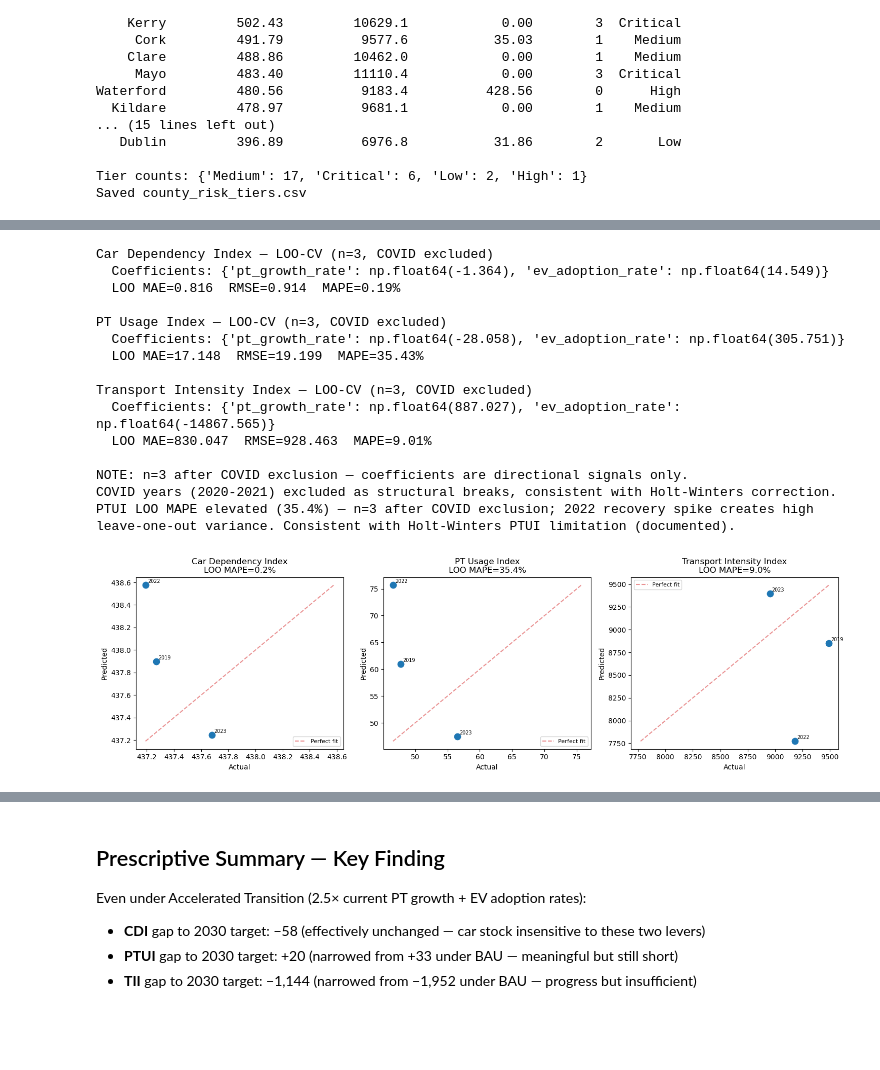
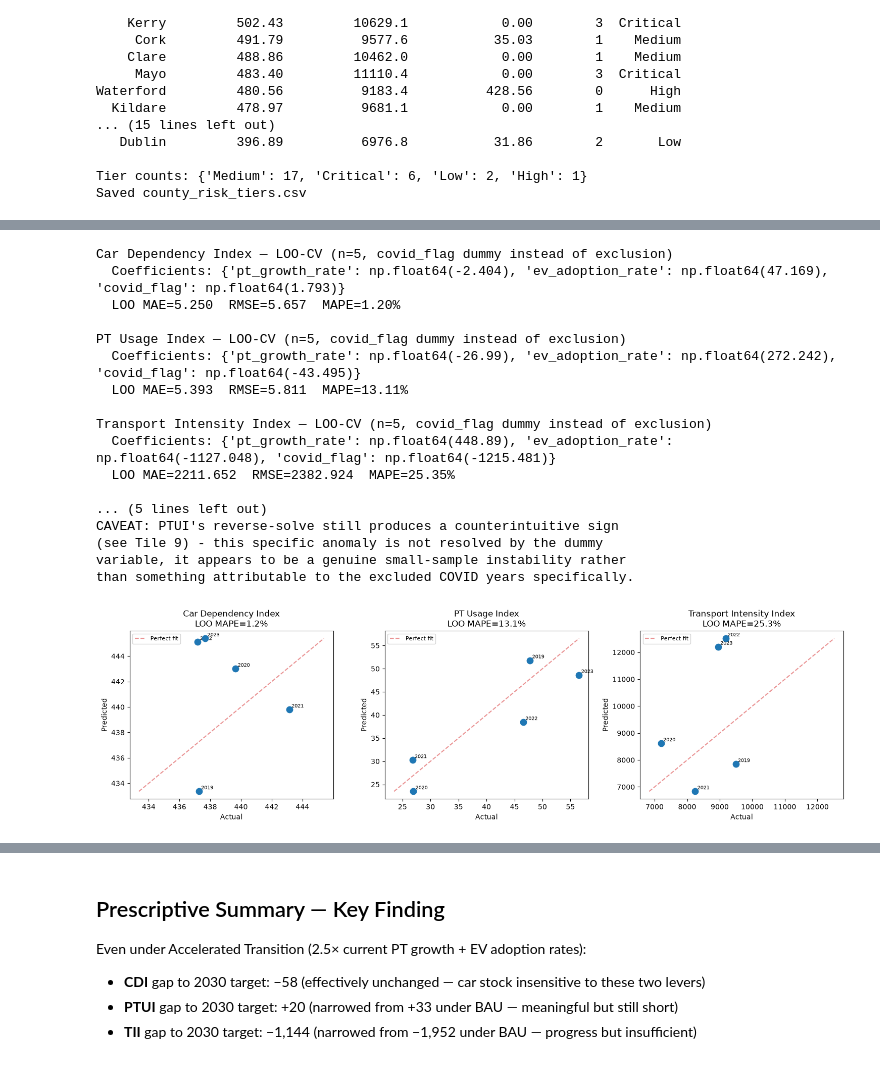
Before and after one commit to srb1024/IE_TRANSPORTs_DECARBONISATION_TRACKER, a Jupyter notebook: notebooks/04_prescriptive_analytics.ipynb, the cells around one changed output, grey strips where cells are left out. Cells and saved outputs as stored; diff of their text form; code cells hidden in the pictures; blank space fills up the shorter version.

```diff
--- a/notebooks/04_prescriptive_analytics.ipynb
+++ b/notebooks/04_prescriptive_analytics.ipynb
@@ -163,25 +163,29 @@ plt.show()
 # %%
 # TILE 4 — Linear Regression, Leave-One-Out CV
-# COVID years excluded — same structural break rationale as Holt-Winters Tile 5b
-# n=3 after exclusion (2019, 2022, 2023) — LOO-CV gives 3 folds, directional only
+# All 5 years now used (2019-2023), with a covid_flag dummy variable instead
+# of dropping 2020-2021 entirely. Previously: 3 points fitting 2 features +
+# intercept (0 degrees of freedom, the bare minimum to fit at all). Now: 5
+# points fitting 3 features + intercept (1 degree of freedom) - still thin,
+# annual national data won't give more than this, but a real structural
+# improvement over zero slack.
 
-FEATURES = ["pt_growth_rate", "ev_adoption_rate"]
+FEATURES = ["pt_growth_rate", "ev_adoption_rate", "covid_flag"]
 TARGETS = {
     "car_dependency_index": "Car Dependency Index",
     "pt_usage_index": "PT Usage Index",
     "transport_intensity_index": "Transport Intensity Index",
 }
 
-# Exclude COVID years — same documented rationale as Holt-Winters correction
-reg_non_covid = reg_full[~reg_full["Year"].isin([2020, 2021])].reset_index(drop=True)
+reg_all = reg_full.copy().reset_index(drop=True)
+reg_all["covid_flag"] = reg_all["Year"].isin([2020, 2021]).astype(int)
 
-X_reg = reg_non_covid[FEATURES].values
-y_years = reg_non_covid["Year"].values
+X_reg = reg_all[FEATURES].values
+y_years = reg_all["Year"].values
 loo = LeaveOneOut()
 regression_results = {}
 
 for target, label in TARGETS.items():
-    y_reg = reg_non_covid[target].values
+    y_reg = reg_all[target].values
     y_true_loo, y_pred_loo = [], []
 
     for train_idx, test_idx in loo.split(X_reg):
@@ -200,52 +204,58 @@ for target, label in TARGETS.items():
         "y_true_loo": y_true_loo, "y_pred_loo": y_pred_loo,
     }
 
-    print(f"\n{label} — LOO-CV (n=3, COVID excluded)")
+    print(f"\n{label} — LOO-CV (n=5, covid_flag dummy instead of exclusion)")
     print(f"  Coefficients: {dict(zip(FEATURES, np.round(final_model.coef_, 3)))}")
     print(f"  LOO MAE={regression_results[target]['loo_mae']:.3f}  "
           f"RMSE={regression_results[target]['loo_rmse']:.3f}  "
           f"MAPE={regression_results[target]['loo_mape']:.2f}%")
 
-print("\nNOTE: n=3 after COVID exclusion — coefficients are directional signals only.")
-print("COVID years (2020-2021) excluded as structural breaks, consistent with Holt-Winters correction.")
-print("PTUI LOO MAPE elevated (35.4%) — n=3 after COVID exclusion; "
-      "2022 recovery spike creates high leave-one-out variance. "
-      "Consistent with Holt-Winters PTUI limitation (documented).")
+print("\nNOTE: n=5, 3 features + intercept — 1 degree of freedom. Still a thin")
+print("fit, but a genuine improvement over the previous 0-df fit. The")
+print("covid_flag coefficients are directionally sensible: positive for CDI")
+print("(car ownership held up during lockdowns), negative for PTUI and TII")
+print("(both collapsed), consistent with well-documented COVID transport effects.")
+print("CAVEAT: PTUI's reverse-solve still produces a counterintuitive sign")
+print("(see Tile 9) - this specific anomaly is not resolved by the dummy")
+print("variable, it appears to be a genuine small-sample instability rather")
+print("than something attributable to the excluded COVID years specifically.")
 # %% [output]
-Car Dependency Index — LOO-CV (n=3, COVID excluded)
-  Coefficients: {'pt_growth_rate': np.float64(-1.364), 'ev_adoption_rate': np.float64(14.549)}
-  LOO MAE=0.816  RMSE=0.914  MAPE=0.19%
+Car Dependency Index — LOO-CV (n=5, covid_flag dummy instead of exclusion)
+  Coefficients: {'pt_growth_rate': np.float64(-2.404), 'ev_adoption_rate': np.float64(47.169), 'covid_flag': np.float64(1.793)}
+  LOO MAE=5.250  RMSE=5.657  MAPE=1.20%
 
-PT Usage Index — LOO-CV (n=3, COVID excluded)
-  Coefficients: {'pt_growth_rate': np.float64(-28.058), 'ev_adoption_rate': np.float64(305.751)}
-  LOO MAE=17.148  RMSE=19.199  MAPE=35.43%
+PT Usage Index — LOO-CV (n=5, covid_flag dummy instead of exclusion)
+  Coefficients: {'pt_growth_rate': np.float64(-26.99), 'ev_adoption_rate': np.float64(272.242), 'covid_flag': np.float64(-43.495)}
+  LOO MAE=5.393  RMSE=5.811  MAPE=13.11%
 
-Transport Intensity Index — LOO-CV (n=3, COVID excluded)
-  Coefficients: {'pt_growth_rate': np.float64(887.027), 'ev_adoption_rate': np.float64(-14867.565)}
-  LOO MAE=830.047  RMSE=928.463  MAPE=9.01%
+Transport Intensity Index — LOO-CV (n=5, covid_flag dummy instead of exclusion)
+  Coefficients: {'pt_growth_rate': np.float64(448.89), 'ev_adoption_rate': np.float64(-1127.048), 'covid_flag': np.float64(-1215.481)}
+  LOO MAE=2211.652  RMSE=2382.924  MAPE=25.35%
 
-NOTE: n=3 after COVID exclusion — coefficients are directional signals only.
-COVID years (2020-2021) excluded as structural breaks, consistent with Holt-Winters correction.
-PTUI LOO MAPE elevated (35.4%) — n=3 after COVID exclusion; 2022 recovery spike creates high leave-one-out variance. Consistent with Holt-Winters PTUI limitation (documented).
+... (5 lines left out)
+CAVEAT: PTUI's reverse-solve still produces a counterintuitive sign
+(see Tile 9) - this specific anomaly is not resolved by the dummy
+variable, it appears to be a genuine small-sample instability rather
+than something attributable to the excluded COVID years specifically.
 # %%
 # TILE 5 — LOO-CV actual vs predicted, all 3 KPIs
 
 fig, axes = plt.subplots(1, 3, figsize=(15, 4.5))
 for ax, (target, label) in zip(axes, TARGETS.items()):
     res = regression_results[target]
     ax.scatter(res["y_true_loo"], res["y_pred_loo"], color="#1f77b4", s=80, zorder=5)
     lims = [min(res["y_true_loo"].min(), res["y_pred_loo"].min()),
             max(res["y_true_loo"].max(), res["y_pred_loo"].max())]
     ax.plot(lims, lims, linestyle="--", color="#d62728", alpha=0.5, label="Perfect fit")
-    for yr, yt, yp in zip(reg_non_covid["Year"], res["y_true_loo"], res["y_pred_loo"]):
+    for yr, yt, yp in zip(reg_all["Year"], res["y_true_loo"], res["y_pred_loo"]):
         ax.annotate(str(yr), (yt, yp), fontsize=7, xytext=(3,3), textcoords="offset points")
     ax.set(title=f"{label}\nLOO MAPE={res['loo_mape']:.1f}%", xlabel="Actual", ylabel="Predicted")
     ax.legend(fontsize=8)
 plt.tight_layout()
 plt.savefig(FIG_DIR / "43_regression_loo_actual_vs_predicted.png", dpi=150)
 plt.show()
 # %% [output]
-[figure, old version]
+[figure, new version]
 # %%
 # TILE 6 — Prescriptive scenarios: BAU / Moderate Intervention / Accelerated Transition
 GOV_TARGETS_2030 = {"car_dependency_index": 380, "pt_usage_index": 90, "transport_intensity_index": 7000}
```
Also changed, not shown: parts of 6 cells of this notebook, 25 other files.
